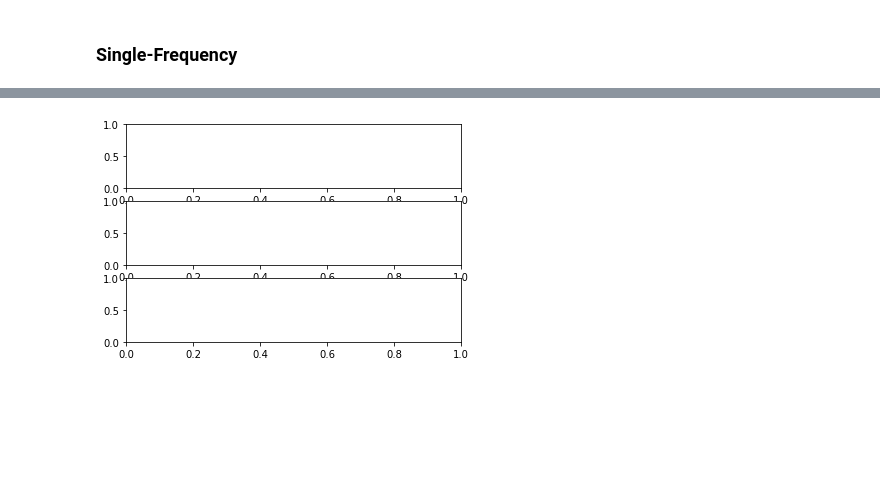
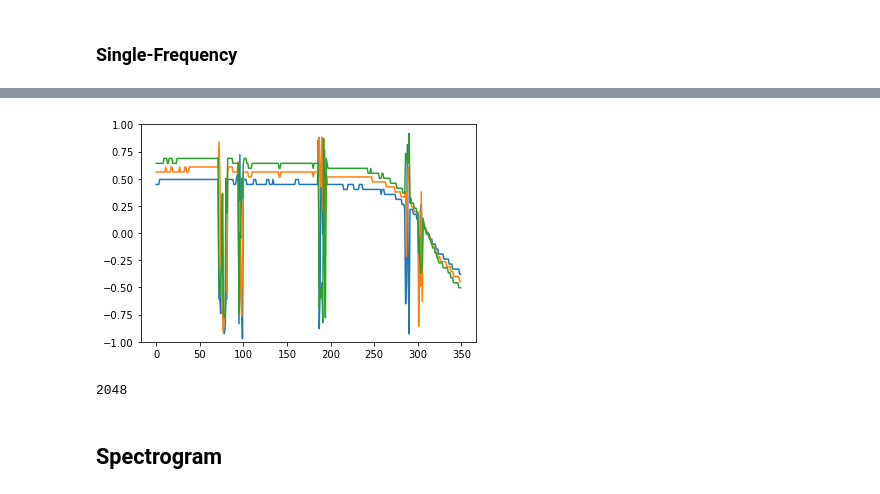
Before and after one commit to NeptuneProjects/BOGP, a Jupyter notebook: Notebooks/process_data.ipynb, the cells around one changed output, grey strips where cells are left out. Saved outputs shown, nothing was run; the diff lists cells and outputs as text; code cells hidden in the pictures; blank space fills up the shorter version.

```diff
--- a/Notebooks/process_data.ipynb
+++ b/Notebooks/process_data.ipynb
@@ -21,9 +26,10 @@ print(x.shape)
 # %%
+freq = 201
+p = np.load(DATADIR / f"{freq}.0Hz/data.npy")
 fs = 1500
-M = x.shape[1]
+M = p.shape[1]
 NT = 350
-N_snap = x.shape[0] // NT
-NFFT = 2 ** 13
-
-freq = 232
+# N_snap = x.shape[0] // NT
+NFFT = 2 ** 15
+fvec = (fs / NFFT) * np.arange(0, NFFT)
 # %%
@@ -200,11 +121,0 @@ KeyboardInterrupt:
-# %%
-fig, axs = plt.subplots(nrows=3)
-
-
-ax = axs[0]
-
-ax = axs[1]
-
-ax = axs[2]
-# %% [output]
-[figure, removed]
@@ -218,0 +202,10 @@ for i in trange(4, desc='1st loop'):
+# %%
+freqs = [283, 338, 388]
+
+
+for f in freqs:
+    f_hist = np.load(f"/Users/williamjenkins/Research/Projects/BOGP/Data/SWELLEX96/VLA/selected/{f}.0Hz/f_hist.npy")
+    plt.plot(f_hist - f)
+    plt.ylim(-1, +1)
+# %% [output]
+[figure, added]
@@ -218,0 +221,7 @@ for i in trange(4, desc='1st loop'):
+# %%
+speed_in_los(232, 232.35, unit="kt")
+2 ** 11
+# %% [output]
+2048
+# %% [markdown]
+## Spectrogram
```
Also changed, not shown: parts of 15 cells of this notebook, 6 other files.
